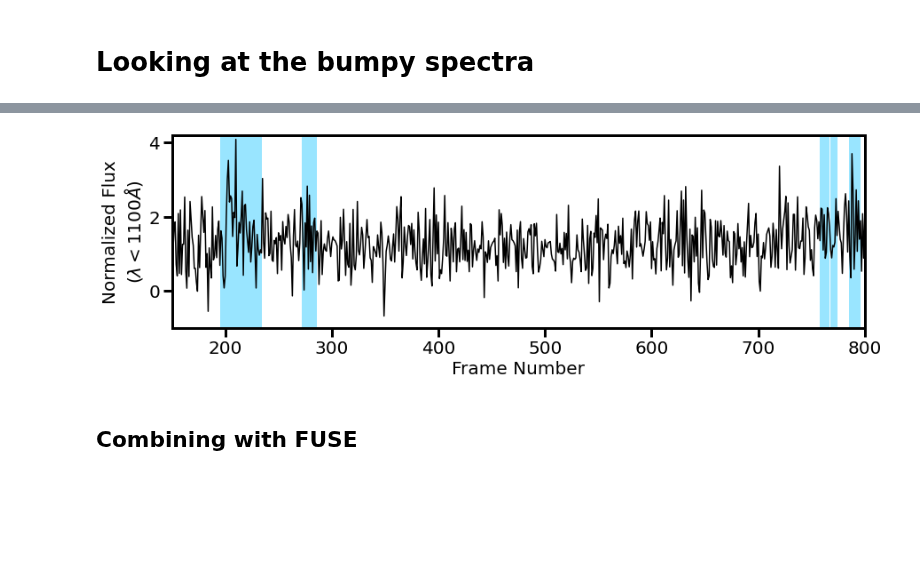
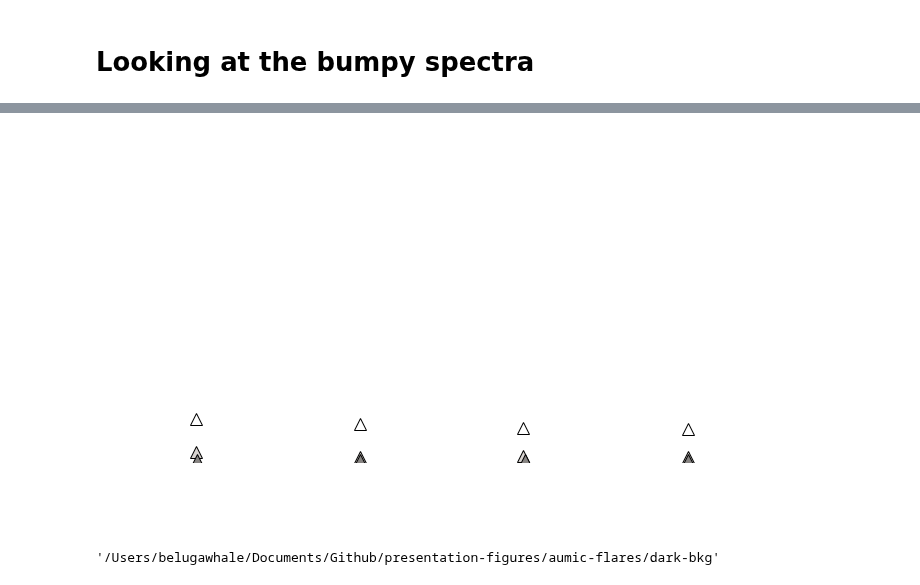
Before and after one commit to afeinstein20/cos_flares, a Jupyter notebook: notebooks/blackbody_fits.ipynb, the cells around one changed output, grey strips where cells are left out. Drawn from its saved outputs; the diff is of its cells as text; code cells hidden in the pictures; blank space fills up the shorter version.

```diff
--- a/notebooks/blackbody_fits.ipynb
+++ b/notebooks/blackbody_fits.ipynb
@@ -572,21 +436,3 @@ len(flare_mask)
-# %%
-plt.figure(figsize=(14,4))
-plt.plot(bump/1e-11, 'k')
-
-for i in range(len(flare_mask)):
-    ind = np.where(flare_mask[i]!=0)[0]
-    if i in [1, 3, 9, 10, 11]:
-        plt.axvspan(ind[0], ind[-1], color='deepskyblue', alpha=0.4, lw=0)
-plt.ylim(-1,4.2)
-plt.xlim(150, 800)
-plt.ylabel('Normalized Flux\n($\lambda < 1100 \AA$)')
-plt.xlabel('Frame Number')
-plt.savefig('/Users/belugawhale/Desktop/bump_lightcurve.png',
-            dpi=250, rasterize=True, bbox_inches='tight')
-# %% [output]
-[figure, removed]
-# %% [markdown]
-## Combining with FUSE
 # %%
 fwc.identify_continuum()
 # %%
@@ -660,51 +441,61 @@ for j,m in enumerate(masks):
+# %%
+redfield = Table.read('/Users/belugawhale/Documents/AUMic/redfield.txt',
+                      format='csv')
 # %%
 fig = plt.figure(figsize=(10,6))
 fig.set_facecolor('w')
 markers = ['o', '^', 's']
 ty = np.unique(redfield['type'])
 x = 30
 
-labels = ['Continuum', 'Flare B', 'Flares I, J, K, L']
+labels = ['', 'Flare B', 'Flare D', 'Flare J', 'Flare K', 'Flare M']
 labels_red = ['Redfield Flare 1', 'Redfield Flare 2', 'Redfield Continuum']
 cc = [parula[60], parula[160], parula[225]]
 if COLOR == 'k':
     cc_red = ['#d9d4d1', '#878482', '#363534']
 else:
     cc_red = [ 'w','#d9d4d1', '#878482']
-
-for i in range(len(cont_lc)):
+"""
+for i in range(0,1):
     #if i > 0:
     #   scale=6*10**-13
     #else:
     scale=8*10**-13
-    plt.errorbar(cont_lc[i][:,0],
-                 cont_lc[i][:,1]/scale,
-                 yerr=cont_lc[i][:,2]/scale,
+    plt.errorbar(all_bb_fits[i][0].time.value,
+                 10**all_bb_fits[i][0].flux.value,
+                 #yerr=all_bb_fits[i][0].flux_err.value,
                  marker='o', linestyle='', ms=12,
-                 color=cc[i], label=labels[i], markeredgecolor='k',zorder=10)
-    print(cont_lc[i][:,0][0],cont_lc[i][:,0][-1])
-    print(cont_lc[i][:,1][0]/scale - cont_lc[i][:,1][-1]/scale)
-    print('--')
-
-print('===========')
+                 color=ion_colors[i], label=labels[i], markeredgecolor='k',zorder=10)
+"""
 for i in range(3):
     subtab = redfield[redfield['type']==ty[i]]
     stq = ((subtab['wavelength']>=blue_mask[3][0]) & (subtab['wavelength']<=blue_mask[3][1]))
     t1 = (subtab['flux'][stq]/ cont_lc[i][-2,1])
 
     plt.errorbar(subtab['wavelength'],
-                 subtab['flux']/10**-13,
-                 yerr=[(subtab['flux']-subtab['y_low'])/10**-13,
-                       (subtab['y_upp']-subtab['flux'])/10**-13],
+                 subtab['flux']*10**-13,
+                 #yerr=[(subtab['flux']-subtab['y_low'])/10**-13,
+                 #      (subtab['y_upp']-subtab['flux'])/10**-13],
                  linestyle='', color=cc_red[i], ms=12,
-                 marker='^', label=labels_red[i], markeredgecolor='k')
-    print(subtab['wavelength'][0], subtab['wavelength'][-2])
-    print(subtab['flux'][0]/scale - subtab['flux'][-2]/scale)
-    print('--')
+                 marker='^', label=labels_red[i], markeredgecolor='k', zorder=100)
     x += 80
 
-plt.legend(fontsize=16,ncol=1)
+#plt.legend(fontsize=16,ncol=1)
+plt.yticks(np.arange(0.0, 1.8, 0.4)*10**-13,
+           labels=np.round(np.arange(0.0, 1.8, 0.4),2))
 plt.ylabel('Flux [$10^{-13}$ erg $\AA^{-1}$ cm$^{-2}$ s$^{-1}$]')
 plt.xlabel('Wavelength [$\AA$]')
+plt.xlim(950, 1120)
+plt.ylim(0*10**-13, 1.8*10**-13)
+
+plt.savefig(os.path.join(path, 'cont_red.png'),
+            rasterize=True, bbox_inches='tight', dpi=300,
+            transparent=True)
 #plt.savefig('/Users/arcticfox/Documents/AUMic/figures/fuse_lightcurves.png', rasterize=True,
 #            dpi=300, bbox_inches='tight', transparent=True)
+# %% [output]
+[figure, added]
+# %%
+path
+# %% [output]
+'/Users/belugawhale/Documents/Github/presentation-figures/aumic-flares/dark-bkg'
```
Also changed, not shown: parts of 11 cells of this notebook, 6 other files.
